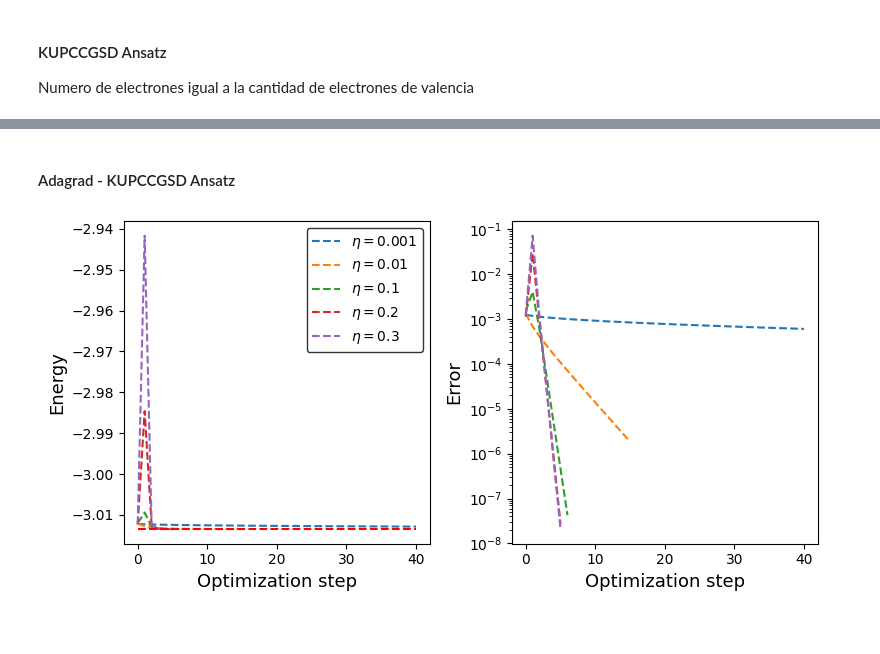
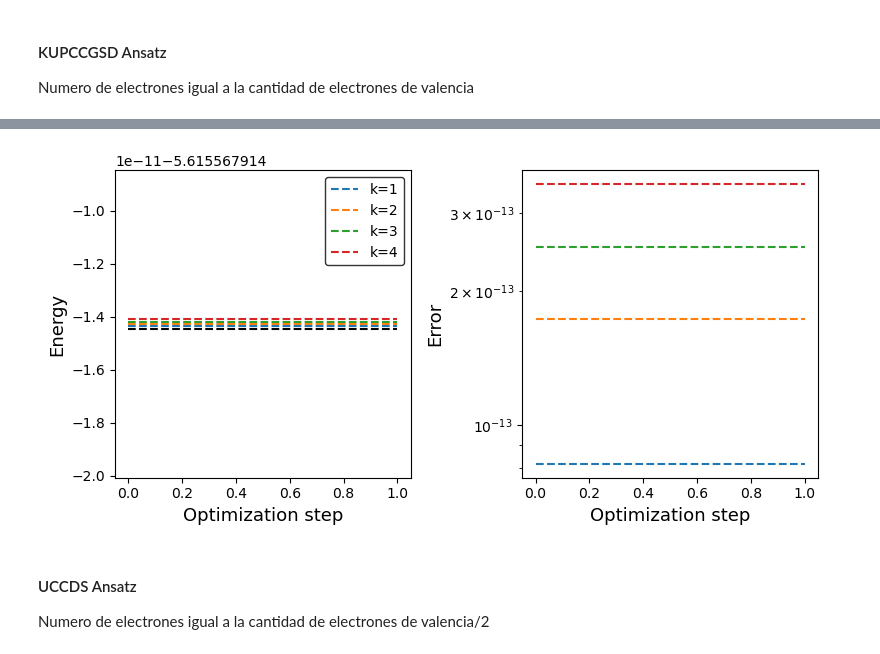
Before and after one commit to javinoram/VqePy, a Jupyter notebook: demos/Molecule.ipynb, the cells around one changed output, grey strips where cells are left out. Cells and saved outputs as stored; diff of their text form; code cells hidden in the pictures.

```diff
--- a/demos/Molecule.ipynb
+++ b/demos/Molecule.ipynb
@@ -675,2 +277,0 @@ plt.show()
-# %% [markdown]
-#### Adagrad - KUPCCGSD Ansatz
@@ -707,24 +277,0 @@ for k in learning_rate:
-# %%
-symbols = ["He", "H"]
-coordinates = np.array([0.0, 0.0, 0.0, 0.0, 0.0, 1.4588], requires_grad=True)
-ee = molecular_energies(symbols=symbols, coordinates=coordinates, basis_set=params["basis"], charge=1)
-
-fig, ax = plt.subplots(1, 2, figsize=(8,4),)
-ax[0].set_xlabel("Optimization step", fontsize=13)
-ax[0].set_ylabel("Energy", fontsize=13)
-
-ax[1].set_xlabel("Optimization step", fontsize=13)
-ax[1].set_ylabel("Error", fontsize=13)
-aux = max( [len(i) for i in valores] )
-
-for i, val in enumerate(valores):
-    ax[0].plot([j for j in range(len(val))], val, ls="dashed", label="$\\eta=$"+str(learning_rate[i]))
-    ax[1].plot([i for i in range(len(val))], [np.abs(val[j] -ee[0]) for j in range(len(val))], ls="dashed")
-ax[0].plot([j for j in range( aux ) ], [ee[0] for j in range(aux)], "r", ls="dashed")
-ax[1].set_yscale("log")
-
-ax[0].legend(loc="upper right", fontsize='medium',frameon=True, edgecolor='k', ncol=1)
-fig.tight_layout()
-plt.show()
-# %% [output]
-[figure, removed]
@@ -730,0 +310,28 @@ plt.show()
+# %%
+symbols = ["He", "He"]
+coordinates = np.array([0.0, 0.0, 0.0, 0.0, 0.0, 98.265751406], requires_grad=True)
+ee = molecular_energies(symbols=symbols, coordinates=coordinates, basis_set=params["basis"], charge=0)
+
+fig, ax = plt.subplots(1, 2, figsize=(8,4),)
+ax[0].set_xlabel("Optimization step", fontsize=13)
+ax[0].set_ylabel("Energy", fontsize=13)
+
+ax[1].set_xlabel("Optimization step", fontsize=13)
+ax[1].set_ylabel("Error", fontsize=13)
+aux = max( [len(i) for i in valores] )
+
+for i, val in enumerate(valores):
+    ax[0].plot([j for j in range(len(val))], val, ls="dashed", label="k="+str(i+1))
+    ax[1].plot([i for i in range(len(val))], [np.abs(val[j] -ee[0]) for j in range(len(val))], ls="dashed")
+ax[0].plot([j for j in range( aux ) ], [ee[0] for j in range(aux)], color="black", ls="dashed")
+ax[1].set_yscale("log")
+
+ax[0].legend(loc="upper right", fontsize='medium',frameon=True, edgecolor='k', ncol=1)
+fig.tight_layout()
+plt.show()
+# %% [output]
+[figure, added]
+# %% [markdown]
+#### UCCDS Ansatz
+
+Numero de electrones igual a la cantidad de electrones de valencia/2
```
Also changed, not shown: parts of 58 cells of this notebook, 4 other files.
